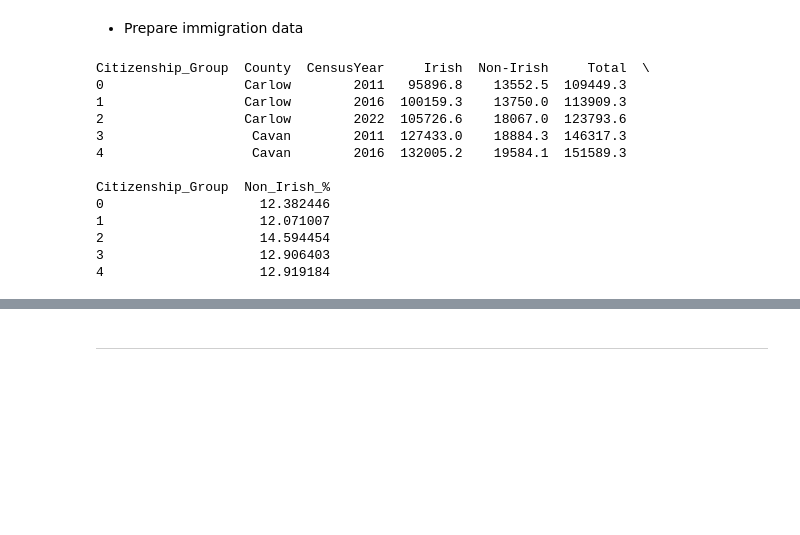
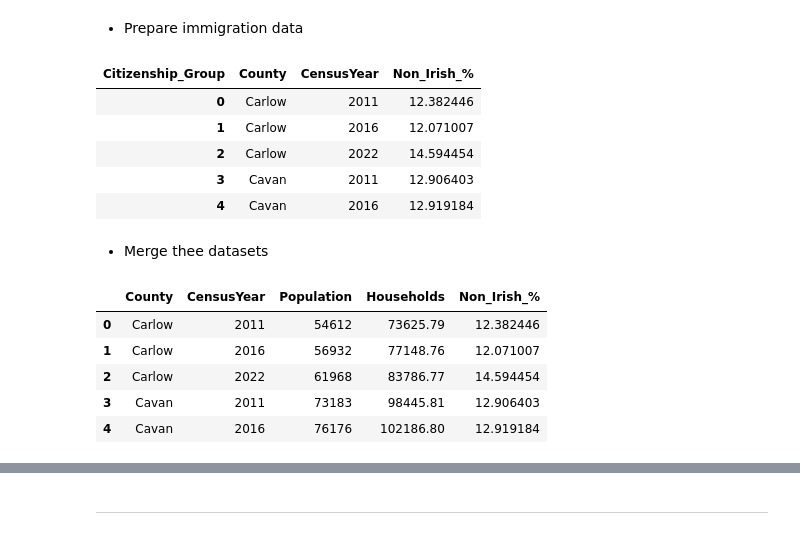
Before and after one commit to elainecazetta/programming-for-data-analytics, a Jupyter notebook: project/census_analysis.ipynb, the cells around one changed output, grey strips where cells are left out. Saved outputs shown, nothing was run; the diff lists cells and outputs as text; code cells hidden in the pictures; blank space fills up the shorter version.

```diff
--- a/project/census_analysis.ipynb
+++ b/project/census_analysis.ipynb
@@ -648,15 +648,17 @@ This section combines population, housing, and immigration data to examine housi
 # %% [markdown]
 - Prepare population data for merging
 # %%
-# Filter population data to relevant years
-pop_combined = pop_df[pop_df["CensusYear"].isin([2011, 2016, 2022])].copy()
+# Keep only years that exist in all datasets
+pop_s7 = pop_df[pop_df["CensusYear"].isin([2011, 2016, 2022])].copy()
 
-# Aggregate population by county and year
-pop_combined = (
-    pop_combined
-    .groupby(["County", "CensusYear"], as_index=False)["Population"]
-    .sum()
-)
+# Keep only relevant columns
+pop_s7 = pop_s7[["County", "CensusYear", "Population"]]
 
-print(pop_combined.head())
+# Remove State
+pop_s7 = pop_s7[pop_s7["County"] != "State"]
+
+# Aggregate in case there are duplicates
+pop_s7 = pop_s7.groupby(["County", "CensusYear"], as_index=False)["Population"].sum()
+
+pop_s7.head()
 # %% [output]
@@ -683,23 +687,33 @@ print(housing_combined.head())
 # %% [markdown]
 - Prepare immigration data
 # %%
-imm_combined = imm_wide.copy()
-imm_combined.rename(columns={"County_Grouped": "County"}, inplace=True)
+imm_s7 = imm_wide.copy()
 
-imm_combined = imm_combined[imm_combined["CensusYear"].isin([2011, 2016, 2022])]
+# Rename for merging consistency
+imm_s7 = imm_s7.rename(columns={"County_Grouped": "County"})
 
-print(imm_combined.head())
+# Keep only what we need
+imm_s7 = imm_s7[["County", "CensusYear", "Non_Irish_%"]]
+
+imm_s7.head()
 # %% [output]
-Citizenship_Group  County  CensusYear     Irish  Non-Irish     Total  \
-0                  Carlow        2011   95896.8    13552.5  109449.3
-1                  Carlow        2016  100159.3    13750.0  113909.3
-2                  Carlow        2022  105726.6    18067.0  123793.6
-3                   Cavan        2011  127433.0    18884.3  146317.3
-4                   Cavan        2016  132005.2    19584.1  151589.3
-
-Citizenship_Group  Non_Irish_%
-0                    12.382446
-1                    12.071007
-2                    14.594454
-3                    12.906403
-4                    12.919184
+| Citizenship_Group | County | CensusYear | Non_Irish_% |
+| 0 | Carlow | 2011 | 12.382446 |
+| 1 | Carlow | 2016 | 12.071007 |
+| 2 | Carlow | 2022 | 14.594454 |
+| 3 | Cavan | 2011 | 12.906403 |
+| 4 | Cavan | 2016 | 12.919184 |
+# %% [markdown]
+- Merge thee datasets
+# %%
+merged_s7 = pd.merge(pop_s7, housing_s7, on=["County", "CensusYear"], how="inner")
+merged_s7 = pd.merge(merged_s7, imm_s7, on=["County", "CensusYear"], how="inner")
+
+merged_s7.head()
+# %% [output]
+|  | County | CensusYear | Population | Households | Non_Irish_% |
+| 0 | Carlow | 2011 | 54612 | 73625.79 | 12.382446 |
+| 1 | Carlow | 2016 | 56932 | 77148.76 | 12.071007 |
+| 2 | Carlow | 2022 | 61968 | 83786.77 | 14.594454 |
+| 3 | Cavan | 2011 | 73183 | 98445.81 | 12.906403 |
+| 4 | Cavan | 2016 | 76176 | 102186.80 | 12.919184 |
```
Also changed, not shown: parts of 8 cells of this notebook.
